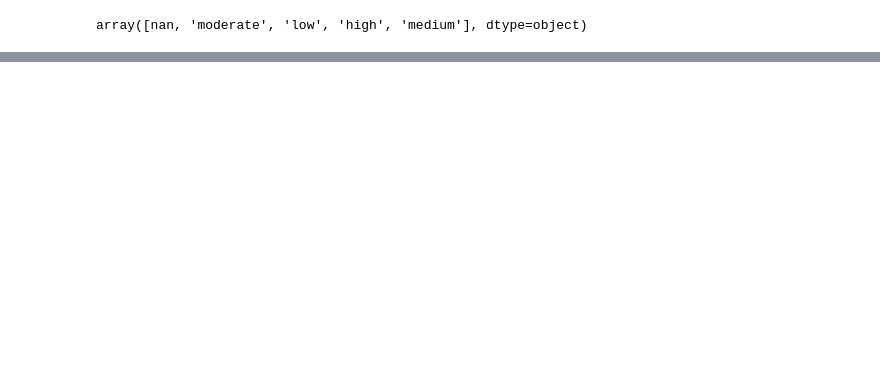
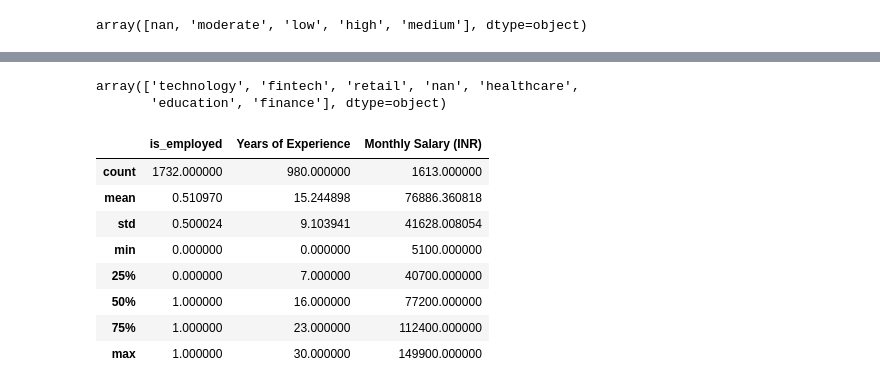
Before and after one commit to adarsh-singh106/Road-To-ML, a Jupyter notebook: ML-1/Self Practice/employment_data.ipynb, the cells around one changed output, grey strips where cells are left out. Saved outputs shown, nothing was run; the diff lists cells and outputs as text; code cells hidden in the pictures; blank space fills up the shorter version.

```diff
--- a/ML-1/Self Practice/employment_data.ipynb
+++ b/ML-1/Self Practice/employment_data.ipynb
@@ -179,0 +249,17 @@ Values->
+# %%
+df['Industry'].unique()
+# %% [output]
+array(['technology', 'fintech', 'retail', 'nan', 'healthcare',
+       'education', 'finance'], dtype=object)
+# %%
+df.describe()
+# %% [output]
+|  | is_employed | Years of Experience | Monthly Salary (INR) |
+| count | 1732.000000 | 980.000000 | 1613.000000 |
+| mean | 0.510970 | 15.244898 | 76886.360818 |
+| std | 0.500024 | 9.103941 | 41628.008054 |
+| min | 0.000000 | 0.000000 | 5100.000000 |
+| 25% | 0.000000 | 7.000000 | 40700.000000 |
+| 50% | 1.000000 | 16.000000 | 77200.000000 |
+| 75% | 1.000000 | 23.000000 | 112400.000000 |
+| max | 1.000000 | 30.000000 | 149900.000000 |
```
Also changed, not shown: parts of 17 cells of this notebook.
